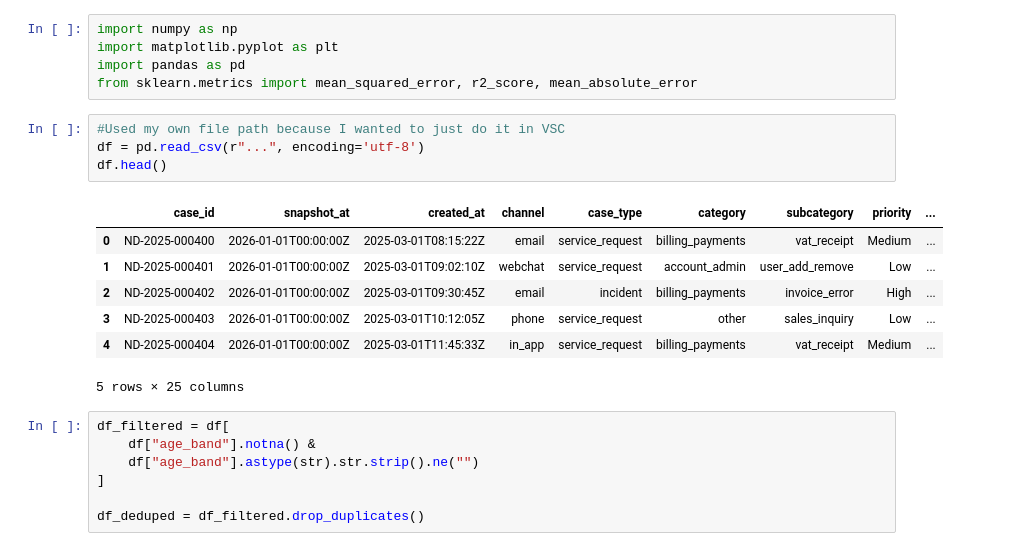
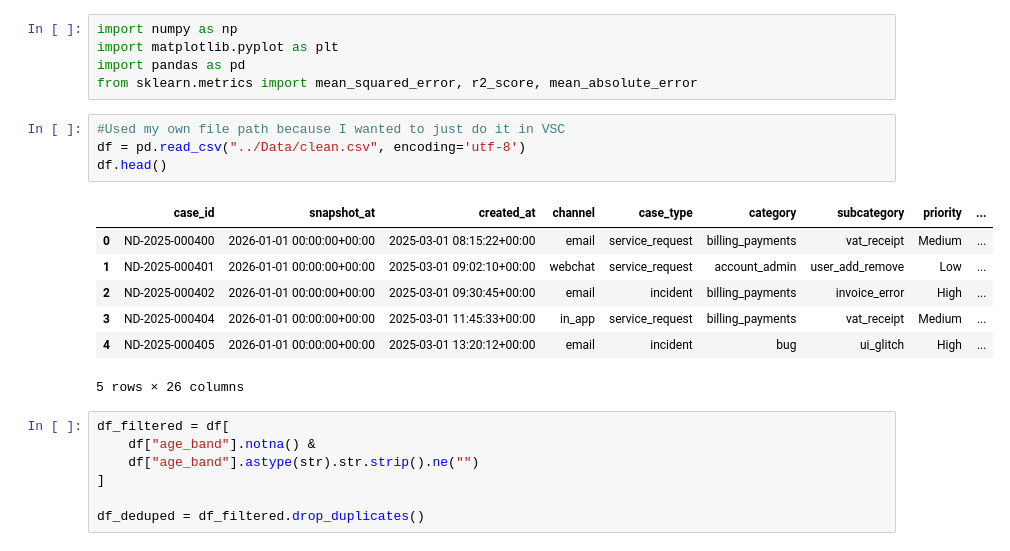
Before and after one commit to OzzyHF/Northstar-Desk-Decision-Support-Tool-, a Jupyter notebook: notebooks/Feature Selection with Decision Tree model and optuna hyperparameters.ipynb, the cells around one changed output. Drawn from its saved outputs; the diff is of its cells as text.

```diff
--- a/notebooks/Feature Selection with Decision Tree model and optuna hyperparameters.ipynb
+++ b/notebooks/Feature Selection with Decision Tree model and optuna hyperparameters.ipynb
@@ -5,16 +5,16 @@ import pandas as pd
 from sklearn.metrics import mean_squared_error, r2_score, mean_absolute_error
 # %%
 #Used my own file path because I wanted to just do it in VSC
-df = pd.read_csv(r"...", encoding='utf-8')
+df = pd.read_csv("../Data/clean.csv", encoding='utf-8')
 df.head()
 # %% [output]
 |  | case_id | snapshot_at | created_at | channel | case_type | category | subcategory | priority | ... |
-| 0 | ND-2025-000400 | 2026-01-01T00:00:00Z | 2025-03-01T08:15:22Z | email | service_request | billing_payments | vat_receipt | Medium | ... |
-| 1 | ND-2025-000401 | 2026-01-01T00:00:00Z | 2025-03-01T09:02:10Z | webchat | service_request | account_admin | user_add_remove | Low | ... |
-| 2 | ND-2025-000402 | 2026-01-01T00:00:00Z | 2025-03-01T09:30:45Z | email | incident | billing_payments | invoice_error | High | ... |
-| 3 | ND-2025-000403 | 2026-01-01T00:00:00Z | 2025-03-01T10:12:05Z | phone | service_request | other | sales_inquiry | Low | ... |
-| 4 | ND-2025-000404 | 2026-01-01T00:00:00Z | 2025-03-01T11:45:33Z | in_app | service_request | billing_payments | vat_receipt | Medium | ... |
+| 0 | ND-2025-000400 | 2026-01-01 00:00:00+00:00 | 2025-03-01 08:15:22+00:00 | email | service_request | billing_payments | vat_receipt | Medium | ... |
+| 1 | ND-2025-000401 | 2026-01-01 00:00:00+00:00 | 2025-03-01 09:02:10+00:00 | webchat | service_request | account_admin | user_add_remove | Low | ... |
+| 2 | ND-2025-000402 | 2026-01-01 00:00:00+00:00 | 2025-03-01 09:30:45+00:00 | email | incident | billing_payments | invoice_error | High | ... |
+| 3 | ND-2025-000404 | 2026-01-01 00:00:00+00:00 | 2025-03-01 11:45:33+00:00 | in_app | service_request | billing_payments | vat_receipt | Medium | ... |
+| 4 | ND-2025-000405 | 2026-01-01 00:00:00+00:00 | 2025-03-01 13:20:12+00:00 | email | incident | bug | ui_glitch | High | ... |
-5 rows × 25 columns
+5 rows × 26 columns
 # %%
 df_filtered = df[
     df["age_band"].notna() &
```
Also changed, not shown: parts of 5 cells of this notebook, 12 other files.
